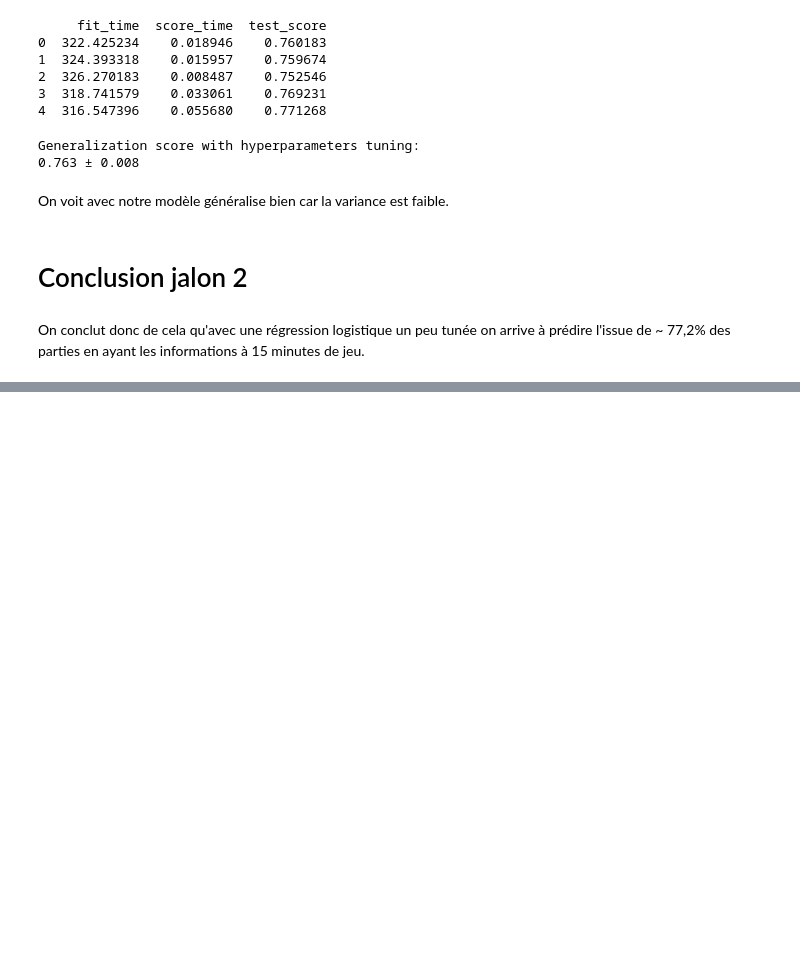
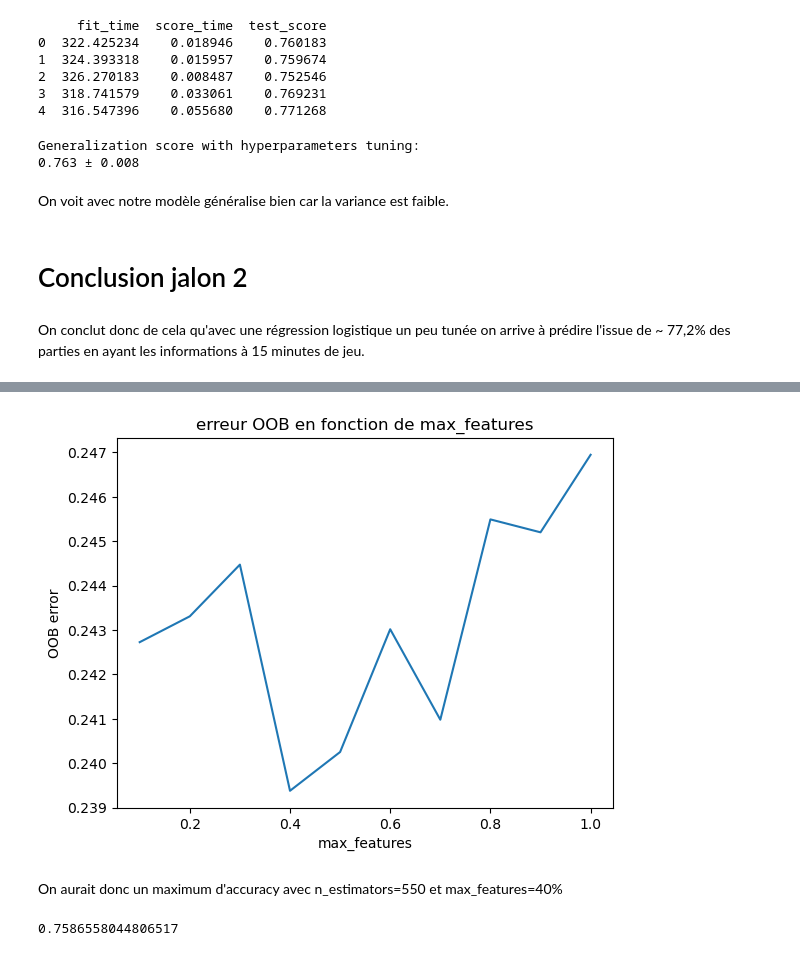
Before and after one commit to Slylio/projetLol, a Jupyter notebook: preprocessing.ipynb, the cells around one changed output, grey strips where cells are left out. Drawn from its saved outputs; the diff is of its cells as text; code cells hidden in the pictures; blank space fills up the shorter version.

```diff
--- a/preprocessing.ipynb
+++ b/preprocessing.ipynb
@@ -297,0 +382,24 @@ On conclut donc de cela qu'avec une régression logistique un peu tunée on arri
+# %%
+max_features_accuracy = []
+for elt in max_features:
+    rf = RandomForestClassifier(n_estimators=550, max_features=elt, oob_score=True, n_jobs=-1, random_state=42)
+    rf.fit(x_train, y_train)
+    max_features_accuracy.append(rf.oob_score_)
+# %%
+#graphique
+errors = [1 - x for x in max_features_accuracy]
+plt.plot(max_features, errors)
+plt.xlabel('max_features')
+plt.ylabel('OOB error')
+plt.title('erreur OOB en fonction de max_features')
+plt.show()
+# %% [output]
+[figure, added]
+# %% [markdown]
+On aurait donc un maximum d'accuracy avec n_estimators=550 et max_features=40%
+# %%
+rf = RandomForestClassifier(n_estimators=550, max_features=0.5, oob_score=True, n_jobs=-1, random_state=42)
+rf.fit(x_train, y_train)
+rf.score(x_test, y_test)
+# %% [output]
+0.7586558044806517
```
Also changed, not shown: parts of 24 cells of this notebook, 2 other files.
